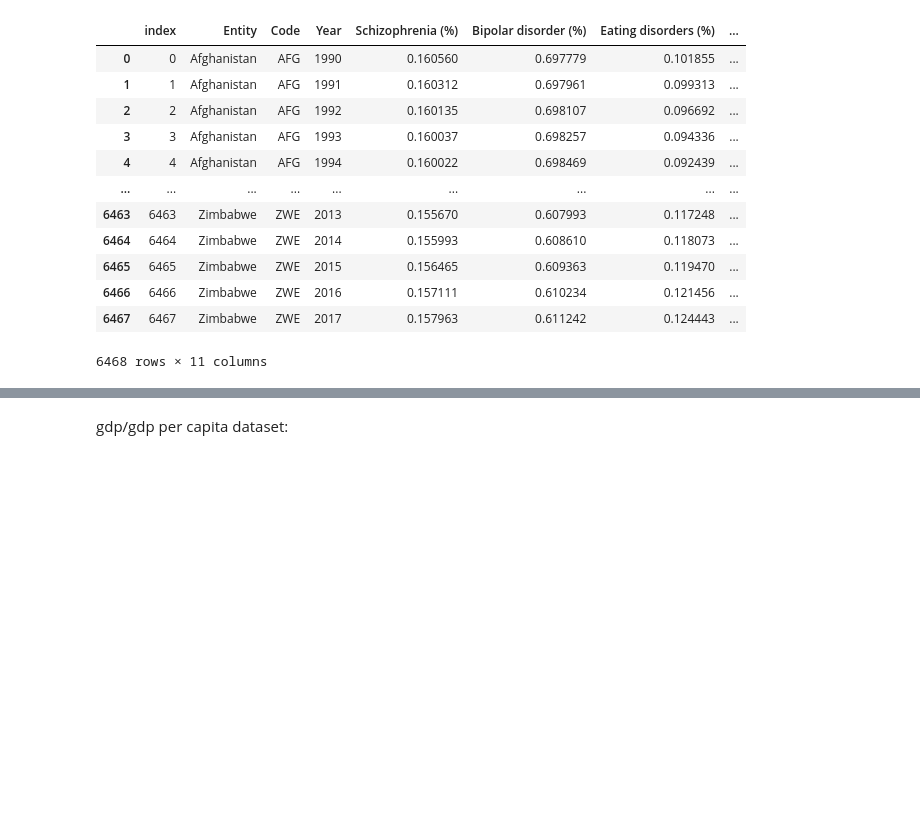
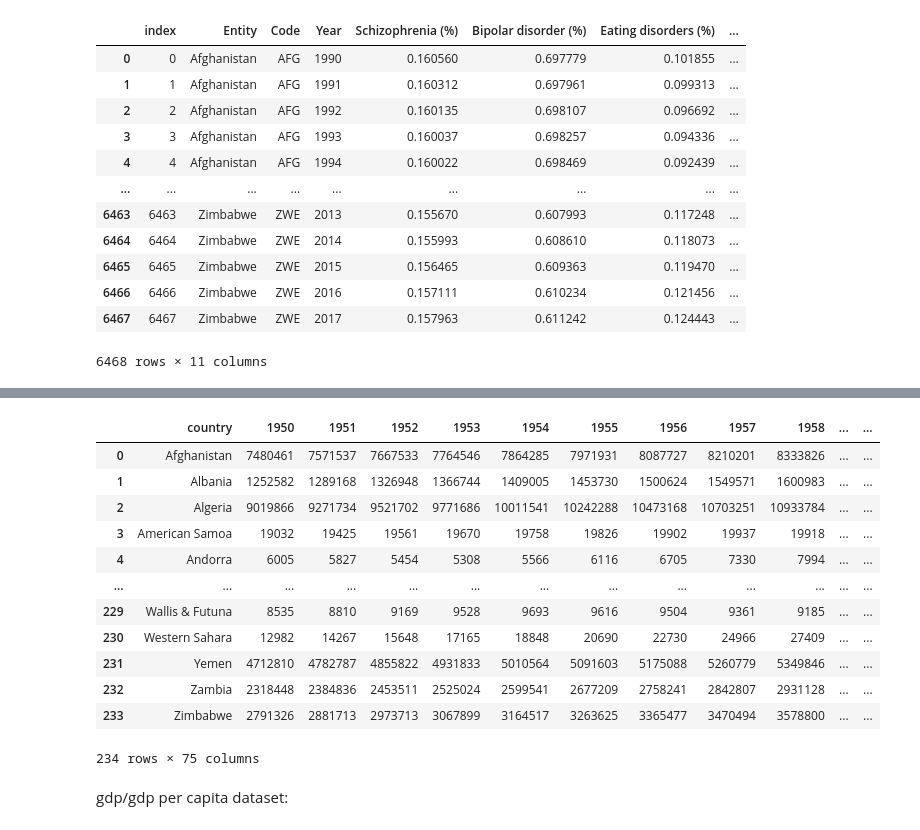
Before and after one commit to oliviareese/oliviareese.github.io, a Jupyter notebook: app.ipynb, the cells around one changed output, grey strips where cells are left out. Drawn from its saved outputs; the diff is of its cells as text; code cells hidden in the pictures; blank space fills up the shorter version.

Commit message:
data collection

```diff
--- a/app.ipynb
+++ b/app.ipynb
@@ -84,3 +84,20 @@ population_data
+# %%
+population_data = pd.read_csv("Datasets/world_population_by_year_1950_2023.csv")
+population_data
+# %% [output]
+|  | country | 1950 | 1951 | 1952 | 1953 | 1954 | 1955 | 1956 | 1957 | 1958 | ... | ... |
+| 0 | Afghanistan | 7480461 | 7571537 | 7667533 | 7764546 | 7864285 | 7971931 | 8087727 | 8210201 | 8333826 | ... | ... |
+| 1 | Albania | 1252582 | 1289168 | 1326948 | 1366744 | 1409005 | 1453730 | 1500624 | 1549571 | 1600983 | ... | ... |
+| 2 | Algeria | 9019866 | 9271734 | 9521702 | 9771686 | 10011541 | 10242288 | 10473168 | 10703251 | 10933784 | ... | ... |
+| 3 | American Samoa | 19032 | 19425 | 19561 | 19670 | 19758 | 19826 | 19902 | 19937 | 19918 | ... | ... |
+| 4 | Andorra | 6005 | 5827 | 5454 | 5308 | 5566 | 6116 | 6705 | 7330 | 7994 | ... | ... |
+| ... | ... | ... | ... | ... | ... | ... | ... | ... | ... | ... | ... | ... |
+| 229 | Wallis & Futuna | 8535 | 8810 | 9169 | 9528 | 9693 | 9616 | 9504 | 9361 | 9185 | ... | ... |
+| 230 | Western Sahara | 12982 | 14267 | 15648 | 17165 | 18848 | 20690 | 22730 | 24966 | 27409 | ... | ... |
+| 231 | Yemen | 4712810 | 4782787 | 4855822 | 4931833 | 5010564 | 5091603 | 5175088 | 5260779 | 5349846 | ... | ... |
+| 232 | Zambia | 2318448 | 2384836 | 2453511 | 2525024 | 2599541 | 2677209 | 2758241 | 2842807 | 2931128 | ... | ... |
+| 233 | Zimbabwe | 2791326 | 2881713 | 2973713 | 3067899 | 3164517 | 3263625 | 3365477 | 3470494 | 3578800 | ... | ... |
+234 rows × 75 columns
 # %% [markdown]
 gdp/gdp per capita dataset:
 # %%
```
Also changed, not shown: parts of 7 cells of this notebook, 11 other files.
